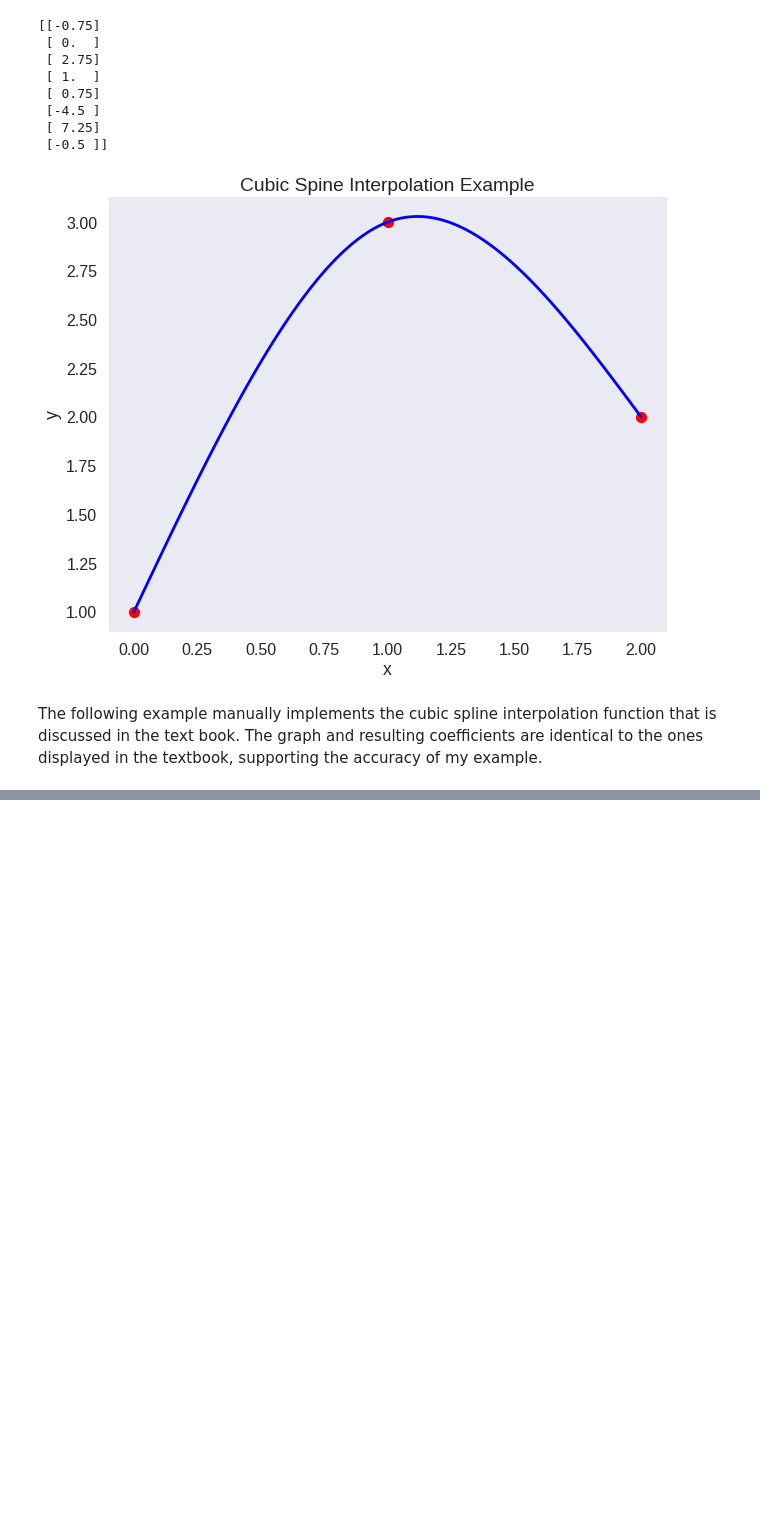
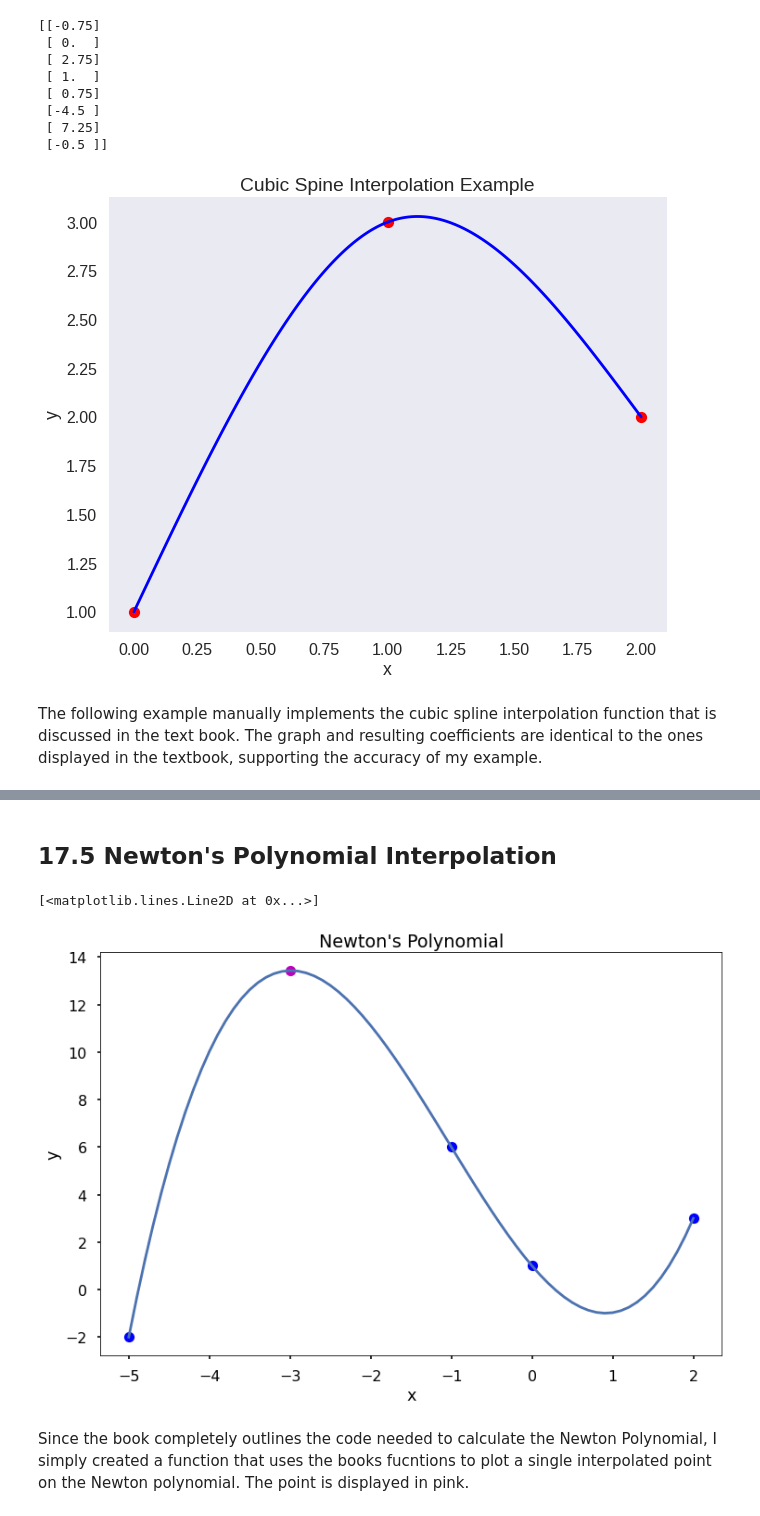
Before and after one commit to AlexanderAmaya1/MAT-421-Applied-Computational-Methods-Homework, a Jupyter notebook: Module_B_Chapter17.ipynb, the cells around one changed output, grey strips where cells are left out. Saved outputs shown, nothing was run; the diff lists cells and outputs as text; code cells hidden in the pictures; blank space fills up the shorter version.

```diff
--- a/Module_B_Chapter17.ipynb
+++ b/Module_B_Chapter17.ipynb
@@ -196,0 +278,80 @@ The following example manually implements the cubic spline interpolation functio
+# %% [markdown]
+## 17.5 Newton's Polynomial Interpolation
+# %%
+import numpy as np
+import numpy.polynomial.polynomial as poly
+import matplotlib.pyplot as plt
+from scipy.interpolate import lagrange
+
+def graph_function(x_data, y_data, x_label, y_label, title):
+
+  plt.style.use("seaborn-deep")
+  plt.figure(figsize=(12,8))
+  plt.plot(x_data, y_data, 'mo')
+  plt.title(title)
+  plt.xlabel(x_label)
+  plt.ylabel(y_label)
+
+
+# Book Function
+def divided_diff(x, y):
+    '''
+    function to calculate the divided
+    differences table
+    '''
+    n = len(y)
+    coef = np.zeros([n, n])
+    # the first column is y
+    coef[:,0] = y
+
+    for j in range(1,n):
+        for i in range(n-j):
+            coef[i][j] = \
+           (coef[i+1][j-1] - coef[i][j-1]) / (x[i+j]-x[i])
+
+    return coef
+
+# Book function
+def newton_poly(coef, x_data, x):
+    '''
+    evaluate the newton polynomial
+    at x
+    '''
+    n = len(x_data) - 1
+    p = coef[n]
+    for k in range(1,n+1):
+        p = coef[n-k] + (x -x_data[n-k])*p
+    return p
+
+# My created function
+def newton_poly_at_point(x,y,new_x_point):
+  coef = divided_diff(x,y)[0, :]
+  result_y = newton_poly(coef,x,new_x_point)
+  graph_function(new_x_point,result_y,'x','y',"Newton's Polynomial")
+
+
+
+%matplotlib inline
+
+x = np.array([-5, -1, 0, 2])
+y = np.array([-2, 6, 1, 3])
+
+# Calling the point function
+newton_poly_at_point(x,y,-3)
+
+# Book code to plot
+# get the divided difference coef
+a_s = divided_diff(x, y)[0, :]
+
+# evaluate on new data points
+x_new = np.arange(-5, 2.1, .1)
+y_new = newton_poly(a_s, x, x_new)
+
+#plt.figure(figsize = (12, 8))
+plt.plot(x, y, 'bo')
+plt.plot(x_new, y_new)
+# %% [output]
+[<matplotlib.lines.Line2D at 0x...>]
+[figure, added]
+# %% [markdown]
+Since the book completely outlines the code needed to calculate the Newton Polynomial, I simply created a function that uses the books fucntions to plot a single interpolated point on the Newton polynomial. The point is displayed in pink.
```
Also changed, not shown: parts of 6 cells of this notebook.
